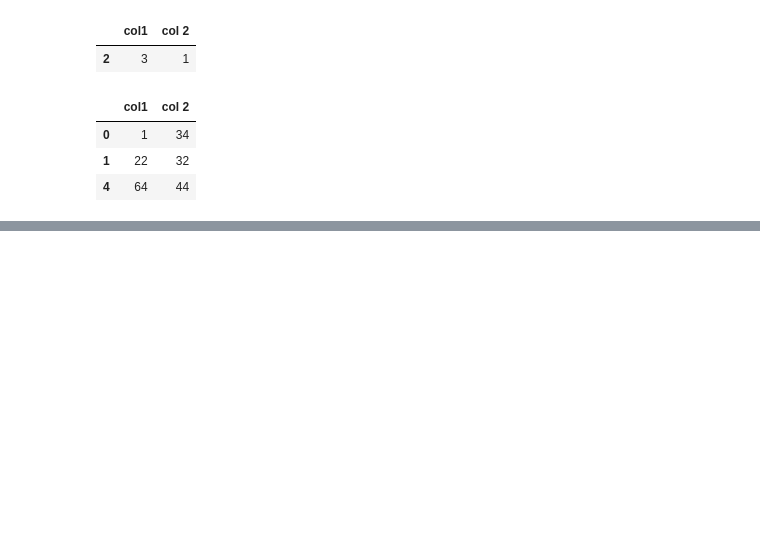
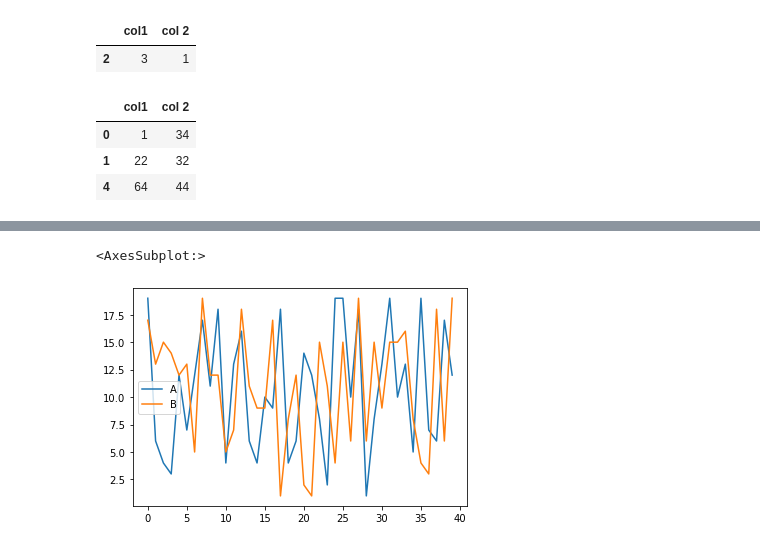
Before and after one commit to rdmaulana/training-python-tool, a Jupyter notebook: pandas/tips_n_trick_part4.ipynb, the cells around one changed output, grey strips where cells are left out. Cells and saved outputs as stored; diff of their text form; code cells hidden in the pictures; blank space fills up the shorter version.

```diff
--- a/pandas/tips_n_trick_part4.ipynb
+++ b/pandas/tips_n_trick_part4.ipynb
@@ -35,0 +251,5 @@ df.query('`col 2` > 30')
+# %%
+df7[['A','B']].plot(kind='line')
+# %% [output]
+<AxesSubplot:>
+[figure, added]
```
Also changed, not shown: parts of 43 cells of this notebook, 1 other file.
